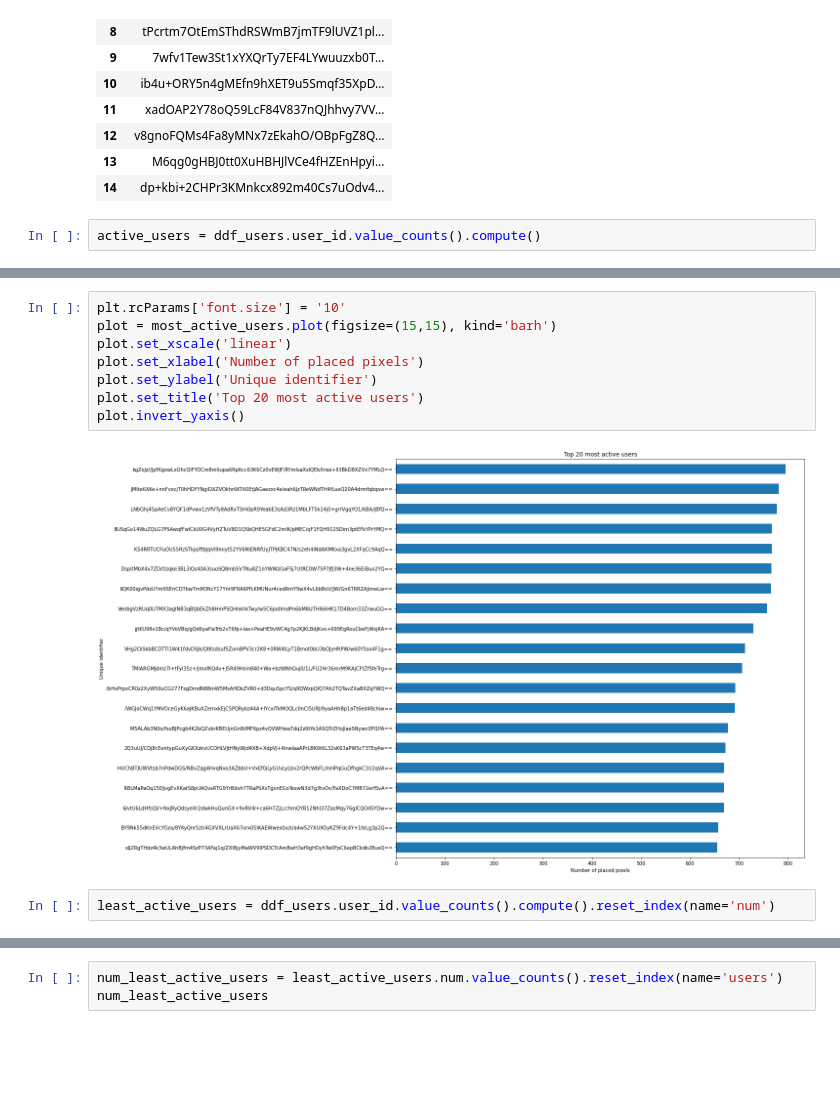
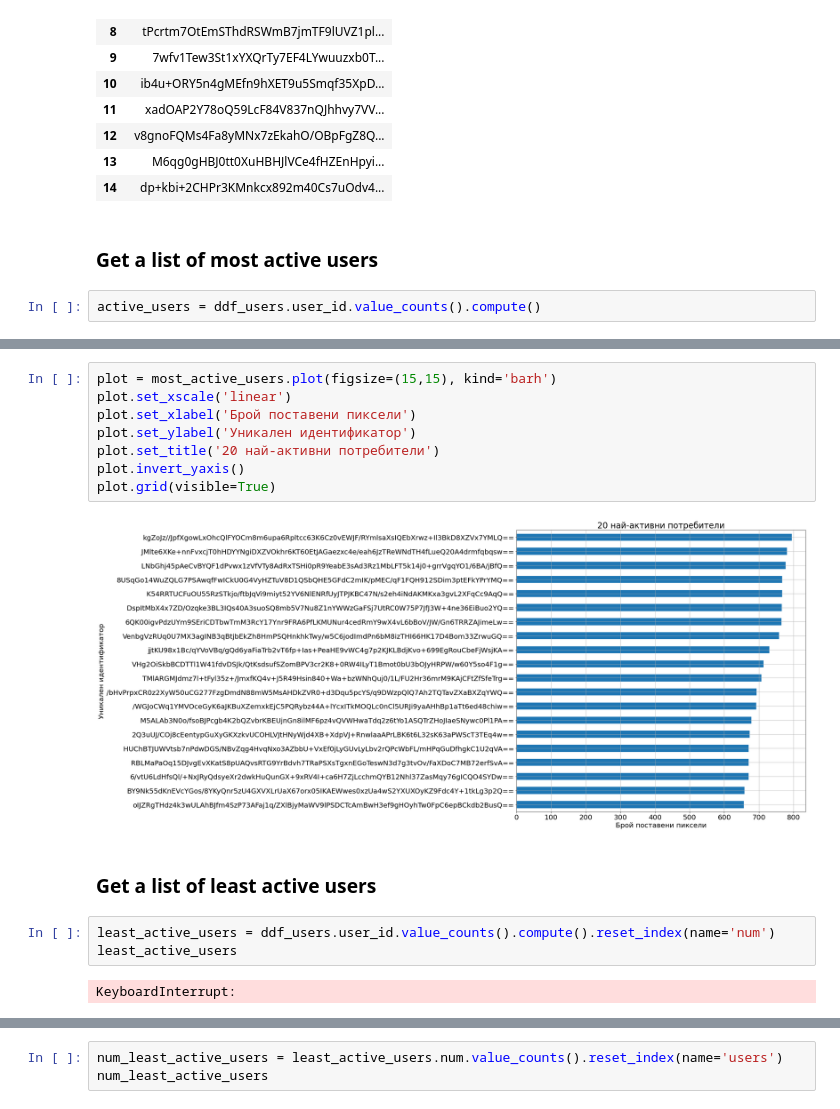
Before and after one commit to Denis-Iv/Analyzing-Social-Experiment, a Jupyter notebook: visualize_data.ipynb, the cells around one changed output, grey strips where cells are left out. Drawn from its saved outputs; the diff is of its cells as text; blank space fills up the shorter version.

Commit message:
Translate graphs to BG, make colors graph prettier

```diff
--- a/visualize_data.ipynb
+++ b/visualize_data.ipynb
@@ -22,6 +26,8 @@ ddf_users.head(15)
 | 12 | v8gnoFQMs4Fa8yMNx7zEkahO/OBpFgZ8Q... |
 | 13 | M6qg0gHBJ0tt0XuHBHJlVCe4fHZEnHpyi... |
 | 14 | dp+kbi+2CHPr3KMnkcx892m40Cs7uOdv4... |
+# %% [markdown]
+### Get a list of most active users
 # %%
 active_users = ddf_users.user_id.value_counts().compute()
 # %%
@@ -46,14 +52,19 @@ BY9Nk55dKnEVcYGos/8YKyQnr5zU4GXVXLrUaX67orx05IKAEWwes0xzUa4wS2YXUXOyKZ9Fdc4Y+1tk
 oIJZRgTHdz4k3wULAhBJfm4SzP73AFaj1q/ZXlBjyMaWV9lPSDCTcAmBwH3ef9gHOyhTw0FpC6epBCkdb2BusQ==    656
 Name: user_id, dtype: int64
 # %%
-plt.rcParams['font.size'] = '10'
 plot = most_active_users.plot(figsize=(15,15), kind='barh')
 plot.set_xscale('linear')
-plot.set_xlabel('Number of placed pixels')
-plot.set_ylabel('Unique identifier')
-plot.set_title('Top 20 most active users')
+plot.set_xlabel('Брой поставени пиксели')
+plot.set_ylabel('Уникален идентификатор')
+plot.set_title('20 най-активни потребители')
 plot.invert_yaxis()
+plot.grid(visible=True)
 # %% [output]
-[figure, old version]
+[figure, new version]
+# %% [markdown]
+### Get a list of least active users
 # %%
 least_active_users = ddf_users.user_id.value_counts().compute().reset_index(name='num')
+least_active_users
+# %% [output]
+KeyboardInterrupt:
```
Also changed, not shown: parts of 11 cells of this notebook.
